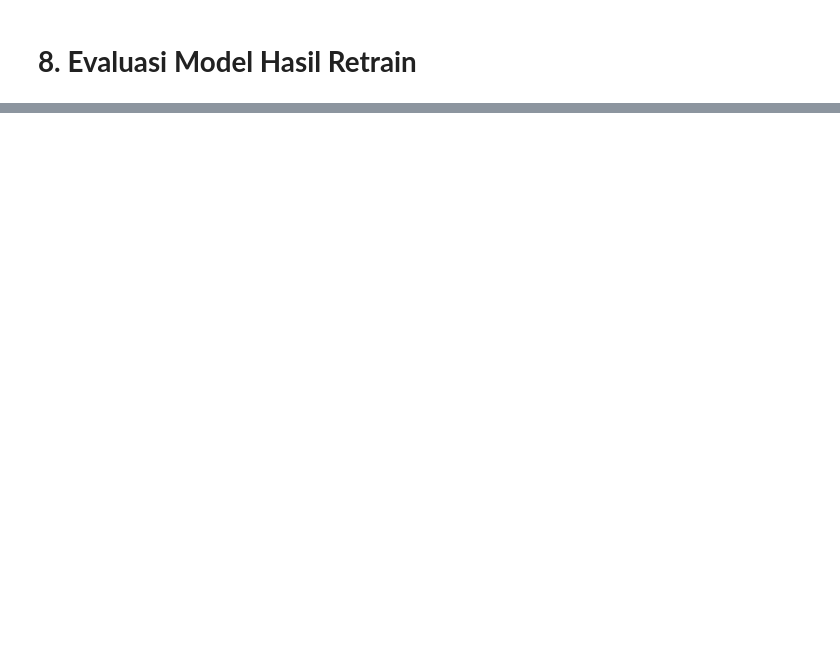
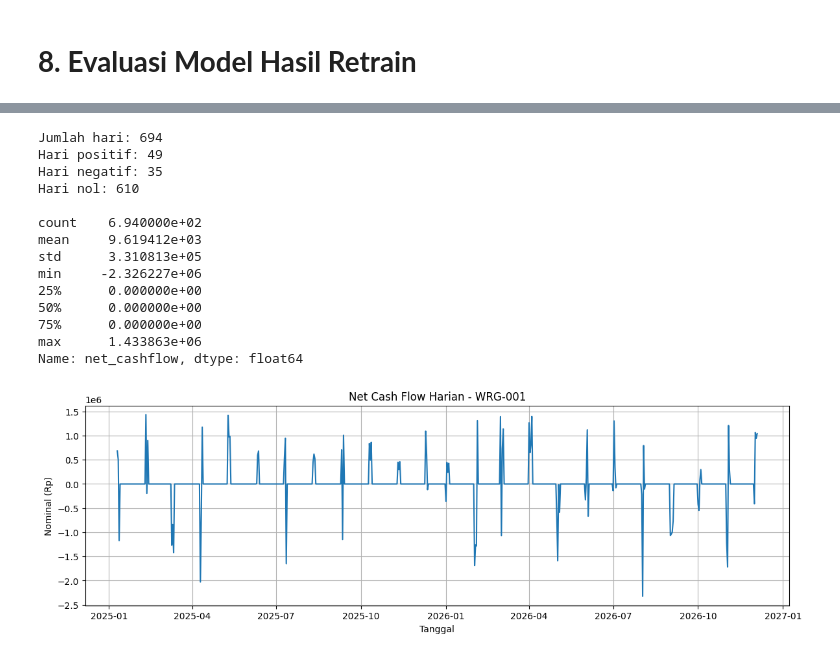
Before and after one commit to VirginiaSimanungkalit/umkm-bersama, a Jupyter notebook: ai-service/notebooks/01_train_lstm.ipynb, the cells around one changed output, grey strips where cells are left out. Saved outputs shown, nothing was run; the diff lists cells and outputs as text; code cells hidden in the pictures; blank space fills up the shorter version.

```diff
--- a/ai-service/notebooks/01_train_lstm.ipynb
+++ b/ai-service/notebooks/01_train_lstm.ipynb
@@ -414,0 +460,48 @@ File final tersimpan:
+# %%
+# Filter hanya WRG-001
+df_wrg001 = df[df['id_warung'] == 'WRG-001'].copy()
+
+# Agregasi net cashflow per hari untuk WRG-001 saja
+pemasukan_w1 = df_wrg001[df_wrg001['jenis']=='Pemasukan'].groupby('tanggal')['nominal'].sum()
+pengeluaran_w1 = df_wrg001[df_wrg001['jenis']=='Pengeluaran'].groupby('tanggal')['nominal'].sum()
+
+daily_w1 = pd.DataFrame({
+    'pemasukan': pemasukan_w1,
+    'pengeluaran': pengeluaran_w1
+}).fillna(0)
+
+daily_w1['net_cashflow'] = daily_w1['pemasukan'] - daily_w1['pengeluaran']
+daily_w1 = daily_w1.resample('D').sum().fillna(0)
+
+# Cek hasilnya
+print("Jumlah hari:", len(daily_w1))
+print("Hari positif:", (daily_w1['net_cashflow'] > 0).sum())
+print("Hari negatif:", (daily_w1['net_cashflow'] < 0).sum())
+print("Hari nol:", (daily_w1['net_cashflow'] == 0).sum())
+print()
+print(daily_w1['net_cashflow'].describe())
+
+# Visualisasi
+plt.figure(figsize=(14,4))
+plt.plot(daily_w1['net_cashflow'])
+plt.title('Net Cash Flow Harian - WRG-001')
+plt.xlabel('Tanggal')
+plt.ylabel('Nominal (Rp)')
+plt.grid(True)
+plt.show()
+# %% [output]
+Jumlah hari: 694
+Hari positif: 49
+Hari negatif: 35
+Hari nol: 610
+
+count    6.940000e+02
+mean     9.619412e+03
+std      3.310813e+05
+min     -2.326227e+06
+25%      0.000000e+00
+50%      0.000000e+00
+75%      0.000000e+00
+max      1.433863e+06
+Name: net_cashflow, dtype: float64
+[figure, added]
```
Also changed, not shown: parts of 8 cells of this notebook.
